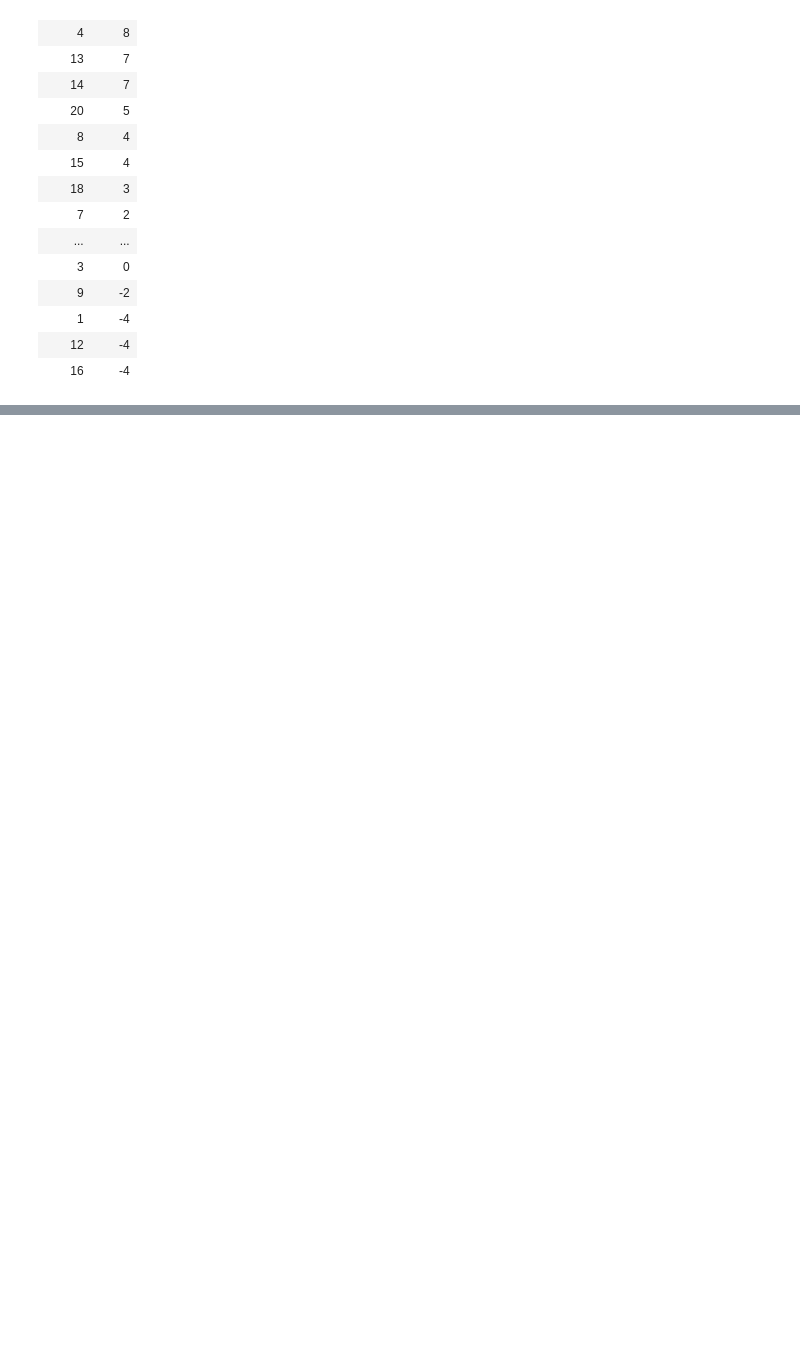
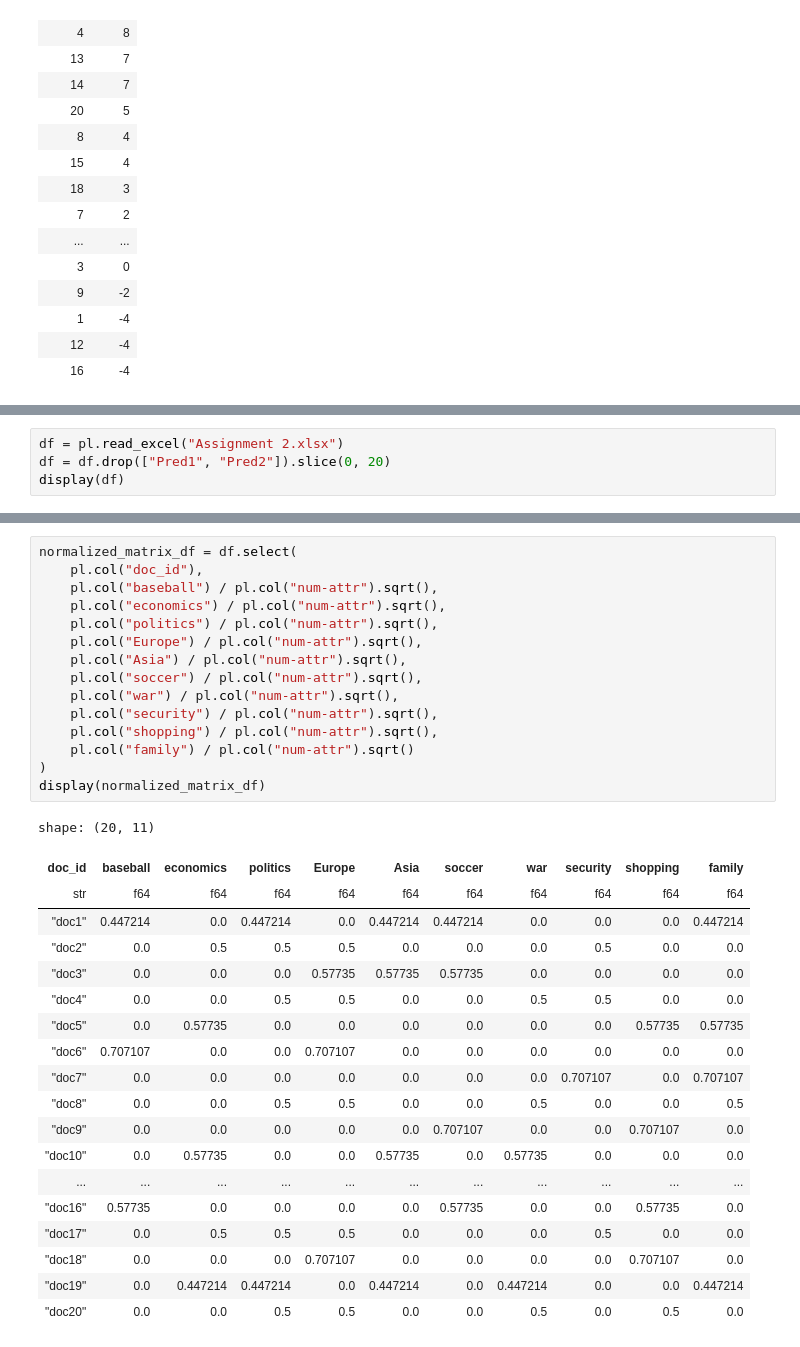
Before and after one commit to spzSource/recommender-systems-course, a Jupyter notebook: week-4/assignment-1/content-based-filtering.ipynb, the cells around one changed output, grey strips where cells are left out. Saved outputs shown, nothing was run; the diff lists cells and outputs as text; blank space fills up the shorter version.

Commit message:
Week 4; Assignment 1; Part 2 and 3

```diff
--- a/week-4/assignment-1/content-based-filtering.ipynb
+++ b/week-4/assignment-1/content-based-filtering.ipynb
@@ -171,0 +176,4 @@ shape: (20, 2)
+# %%
+df = pl.read_excel("Assignment 2.xlsx")
+df = df.drop(["Pred1", "Pred2"]).slice(0, 20)
+display(df)
@@ -171,0 +200,35 @@ shape: (20, 2)
+# %%
+normalized_matrix_df = df.select(
+    pl.col("doc_id"),
+    pl.col("baseball") / pl.col("num-attr").sqrt(),
+    pl.col("economics") / pl.col("num-attr").sqrt(),
+    pl.col("politics") / pl.col("num-attr").sqrt(),
+    pl.col("Europe") / pl.col("num-attr").sqrt(),
+    pl.col("Asia") / pl.col("num-attr").sqrt(),
+    pl.col("soccer") / pl.col("num-attr").sqrt(),
+    pl.col("war") / pl.col("num-attr").sqrt(),
+    pl.col("security") / pl.col("num-attr").sqrt(),
+    pl.col("shopping") / pl.col("num-attr").sqrt(),
+    pl.col("family") / pl.col("num-attr").sqrt()
+)
+display(normalized_matrix_df)
+# %% [output]
+shape: (20, 11)
+| doc_id | baseball | economics | politics | Europe | Asia | soccer | war | security | shopping | family |
+| str | f64 | f64 | f64 | f64 | f64 | f64 | f64 | f64 | f64 | f64 |
+| "doc1" | 0.447214 | 0.0 | 0.447214 | 0.0 | 0.447214 | 0.447214 | 0.0 | 0.0 | 0.0 | 0.447214 |
+| "doc2" | 0.0 | 0.5 | 0.5 | 0.5 | 0.0 | 0.0 | 0.0 | 0.5 | 0.0 | 0.0 |
+| "doc3" | 0.0 | 0.0 | 0.0 | 0.57735 | 0.57735 | 0.57735 | 0.0 | 0.0 | 0.0 | 0.0 |
+| "doc4" | 0.0 | 0.0 | 0.5 | 0.5 | 0.0 | 0.0 | 0.5 | 0.5 | 0.0 | 0.0 |
+| "doc5" | 0.0 | 0.57735 | 0.0 | 0.0 | 0.0 | 0.0 | 0.0 | 0.0 | 0.57735 | 0.57735 |
+| "doc6" | 0.707107 | 0.0 | 0.0 | 0.707107 | 0.0 | 0.0 | 0.0 | 0.0 | 0.0 | 0.0 |
+| "doc7" | 0.0 | 0.0 | 0.0 | 0.0 | 0.0 | 0.0 | 0.0 | 0.707107 | 0.0 | 0.707107 |
+| "doc8" | 0.0 | 0.0 | 0.5 | 0.5 | 0.0 | 0.0 | 0.5 | 0.0 | 0.0 | 0.5 |
+| "doc9" | 0.0 | 0.0 | 0.0 | 0.0 | 0.0 | 0.707107 | 0.0 | 0.0 | 0.707107 | 0.0 |
+| "doc10" | 0.0 | 0.57735 | 0.0 | 0.0 | 0.57735 | 0.0 | 0.57735 | 0.0 | 0.0 | 0.0 |
+| ... | ... | ... | ... | ... | ... | ... | ... | ... | ... | ... |
+| "doc16" | 0.57735 | 0.0 | 0.0 | 0.0 | 0.0 | 0.57735 | 0.0 | 0.0 | 0.57735 | 0.0 |
+| "doc17" | 0.0 | 0.5 | 0.5 | 0.5 | 0.0 | 0.0 | 0.0 | 0.5 | 0.0 | 0.0 |
+| "doc18" | 0.0 | 0.0 | 0.0 | 0.707107 | 0.0 | 0.0 | 0.0 | 0.0 | 0.707107 | 0.0 |
+| "doc19" | 0.0 | 0.447214 | 0.447214 | 0.0 | 0.447214 | 0.0 | 0.447214 | 0.0 | 0.0 | 0.447214 |
+| "doc20" | 0.0 | 0.0 | 0.5 | 0.5 | 0.0 | 0.0 | 0.5 | 0.0 | 0.5 | 0.0 |
```
Also changed, not shown: parts of 12 cells of this notebook.
